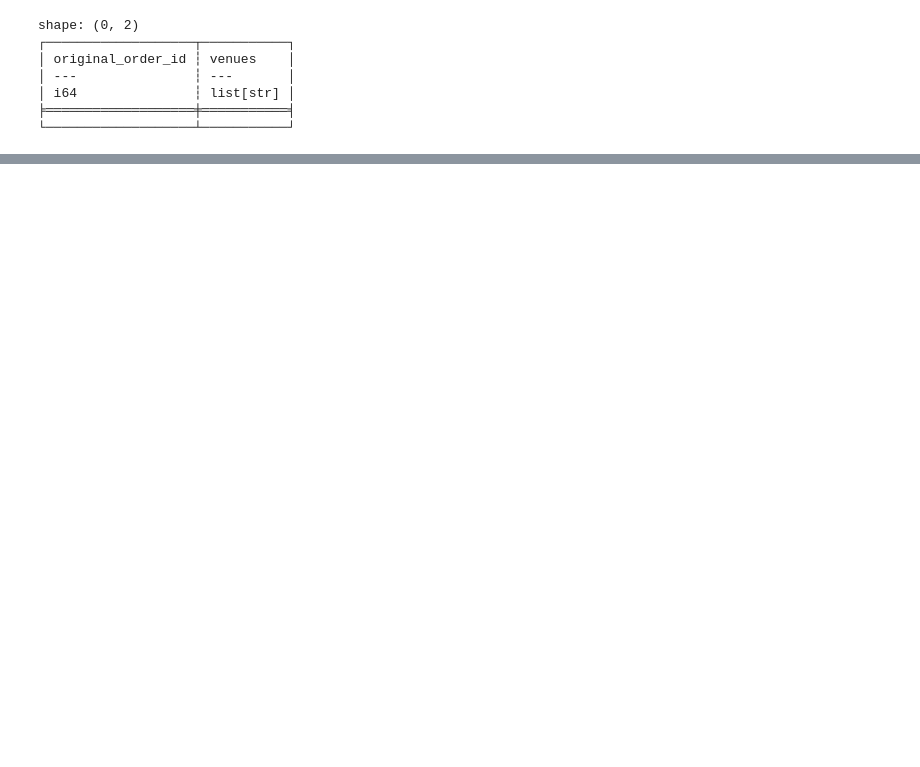
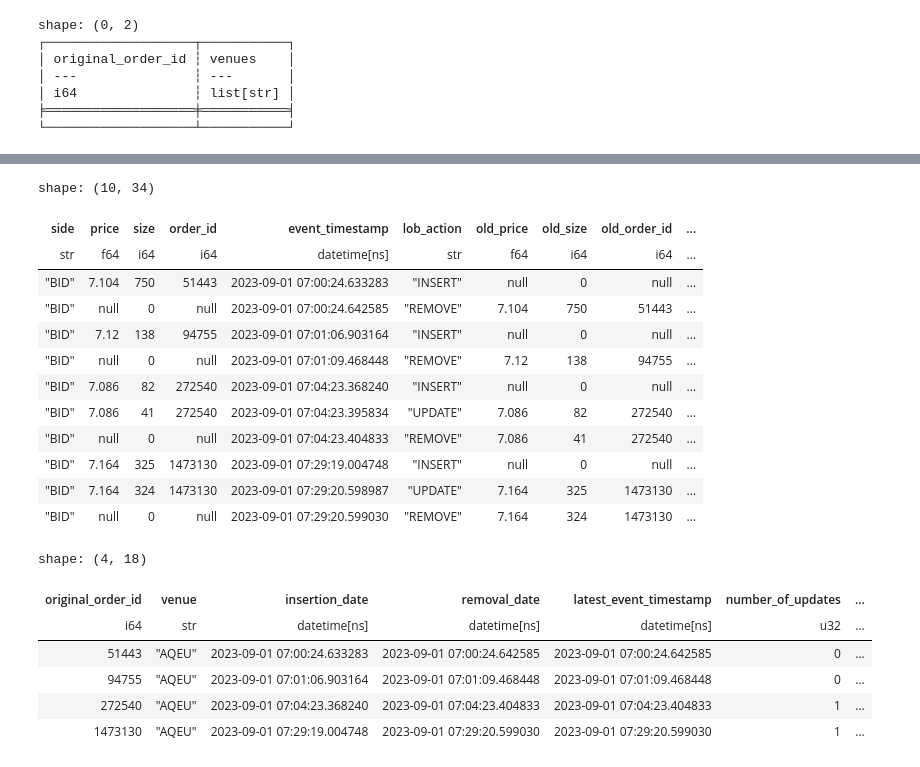
Before and after one commit to tsetsinaydenov/financial-data-science, a Jupyter notebook: main.ipynb, the cells around one changed output, grey strips where cells are left out. Drawn from its saved outputs; the diff is of its cells as text; code cells hidden in the pictures; blank space fills up the shorter version.

```diff
--- a/main.ipynb
+++ b/main.ipynb
@@ -131,6 +184,9 @@ quotes_aggs = [
         .filter(pl.col("lob_action")=="INSERT")
         .first()
         .alias("size_at_insertion"),
+    # EXECUTION SIZE
+    # This sums the execution sizes of all original_order_id's
+    # in preparation for determining the removal mechanism.
     pl.col("execution_size") \
         .filter(pl.col("order_executed")==True)
         .sum() # .first()
@@ -159,6 +215,10 @@ quotes_aggs = [
                 .filter(pl.col("lob_action")=="UPDATE")
                 .alias("updated_sizes"),
         ]),
+    pl.col("market_state") \
+        .filter(pl.col("lob_action")=="REMOVE")
+        .first()
+        .alias("market_state_at_removal"),
 ]
 
 quotes_calc = [
@@ -225,0 +300,34 @@ shape: (10, 17)
+# %%
+test_ids = [272540, 1473130, 94755, 51443] # [1693551612541526740, 1693551530008208487, 1693551623820260384]
+
+quotes_inc_eu \
+    .filter(pl.col("original_order_id").is_in(test_ids)) \
+    .sort(by=[pl.col("original_order_id"), pl.col("event_timestamp")]) \
+    .collect() \
+    .show(limit=10)
+
+quotes_collapsed \
+    .filter(pl.col("original_order_id").is_in(test_ids)) \
+    .collect() \
+    .show(limit=10)
+# %% [output]
+shape: (10, 34)
+| side | price | size | order_id | event_timestamp | lob_action | old_price | old_size | old_order_id | ... |
+| str | f64 | i64 | i64 | datetime[ns] | str | f64 | i64 | i64 | ... |
+| "BID" | 7.104 | 750 | 51443 | 2023-09-01 07:00:24.633283 | "INSERT" | null | 0 | null | ... |
+| "BID" | null | 0 | null | 2023-09-01 07:00:24.642585 | "REMOVE" | 7.104 | 750 | 51443 | ... |
+| "BID" | 7.12 | 138 | 94755 | 2023-09-01 07:01:06.903164 | "INSERT" | null | 0 | null | ... |
+| "BID" | null | 0 | null | 2023-09-01 07:01:09.468448 | "REMOVE" | 7.12 | 138 | 94755 | ... |
+| "BID" | 7.086 | 82 | 272540 | 2023-09-01 07:04:23.368240 | "INSERT" | null | 0 | null | ... |
+| "BID" | 7.086 | 41 | 272540 | 2023-09-01 07:04:23.395834 | "UPDATE" | 7.086 | 82 | 272540 | ... |
+| "BID" | null | 0 | null | 2023-09-01 07:04:23.404833 | "REMOVE" | 7.086 | 41 | 272540 | ... |
+| "BID" | 7.164 | 325 | 1473130 | 2023-09-01 07:29:19.004748 | "INSERT" | null | 0 | null | ... |
+| "BID" | 7.164 | 324 | 1473130 | 2023-09-01 07:29:20.598987 | "UPDATE" | 7.164 | 325 | 1473130 | ... |
+| "BID" | null | 0 | null | 2023-09-01 07:29:20.599030 | "REMOVE" | 7.164 | 324 | 1473130 | ... |
+shape: (4, 18)
+| original_order_id | venue | insertion_date | removal_date | latest_event_timestamp | number_of_updates | ... |
+| i64 | str | datetime[ns] | datetime[ns] | datetime[ns] | u32 | ... |
+| 51443 | "AQEU" | 2023-09-01 07:00:24.633283 | 2023-09-01 07:00:24.642585 | 2023-09-01 07:00:24.642585 | 0 | ... |
+| 94755 | "AQEU" | 2023-09-01 07:01:06.903164 | 2023-09-01 07:01:09.468448 | 2023-09-01 07:01:09.468448 | 0 | ... |
+| 272540 | "AQEU" | 2023-09-01 07:04:23.368240 | 2023-09-01 07:04:23.404833 | 2023-09-01 07:04:23.404833 | 1 | ... |
+| 1473130 | "AQEU" | 2023-09-01 07:29:19.004748 | 2023-09-01 07:29:20.599030 | 2023-09-01 07:29:20.599030 | 1 | ... |
```
Also changed, not shown: parts of 9 cells of this notebook.
